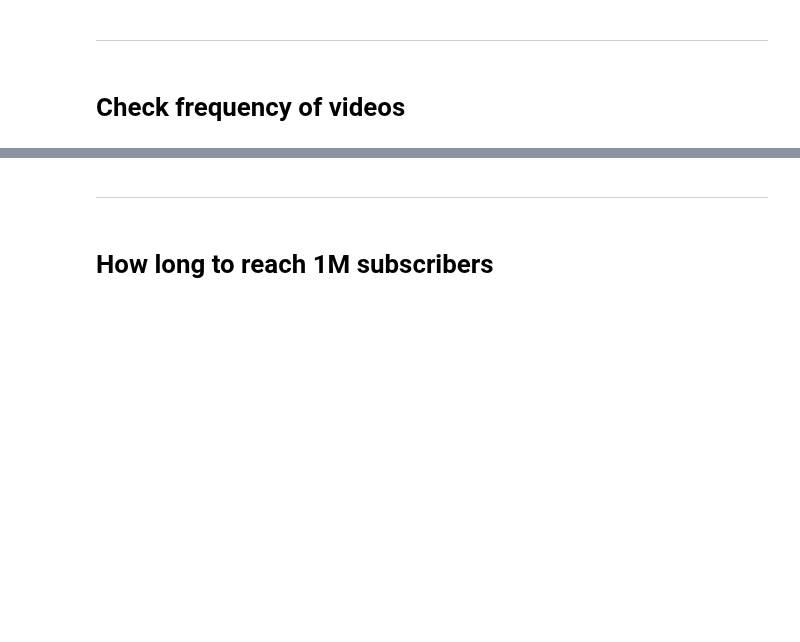
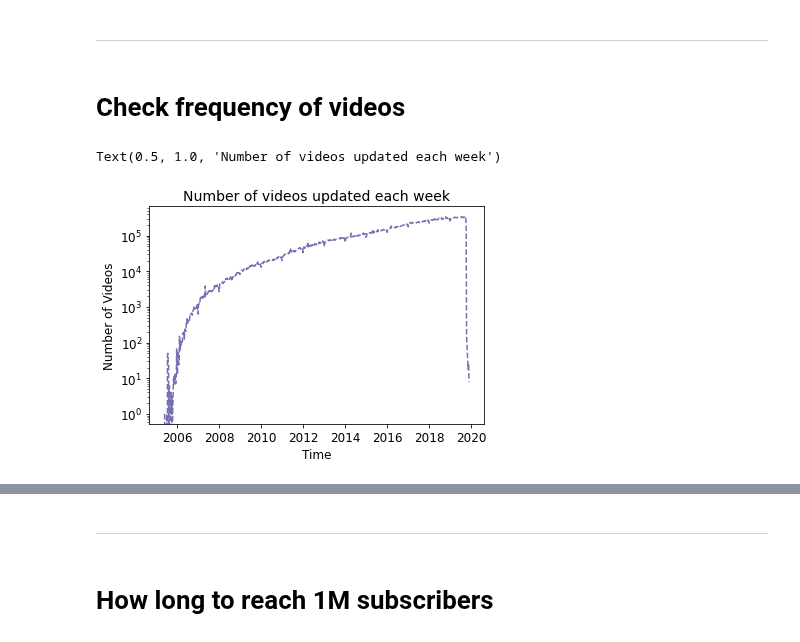
Before and after one commit to epfl-ada/ada-2022-project-adaptation, a Jupyter notebook: impl.ipynb, the cells around one changed output, grey strips where cells are left out. Saved outputs shown, nothing was run; the diff lists cells and outputs as text; code cells hidden in the pictures; blank space fills up the shorter version.

```diff
--- a/impl.ipynb
+++ b/impl.ipynb
@@ -52,3 +128,14 @@ An idea would be to use cut to match length of videos into discrete intervals
 ---
 # %% [markdown]
 # Check frequency of videos
+# %%
+video_count = video_metadatas.groupby(pd.Grouper(key="upload_date", freq="W")).count().channel_id
+# %%
+plt.plot(video_count,  color="#7570b3", ls="--", label="\% videos uploaded")
+plt.yscale("log")
+plt.ylabel("Number of Videos")
+plt.xlabel("Time")
+plt.title("Number of videos updated each week")
+# %% [output]
+Text(0.5, 1.0, 'Number of videos updated each week')
+[figure, added]
```
Also changed, not shown: parts of 13 cells of this notebook.
